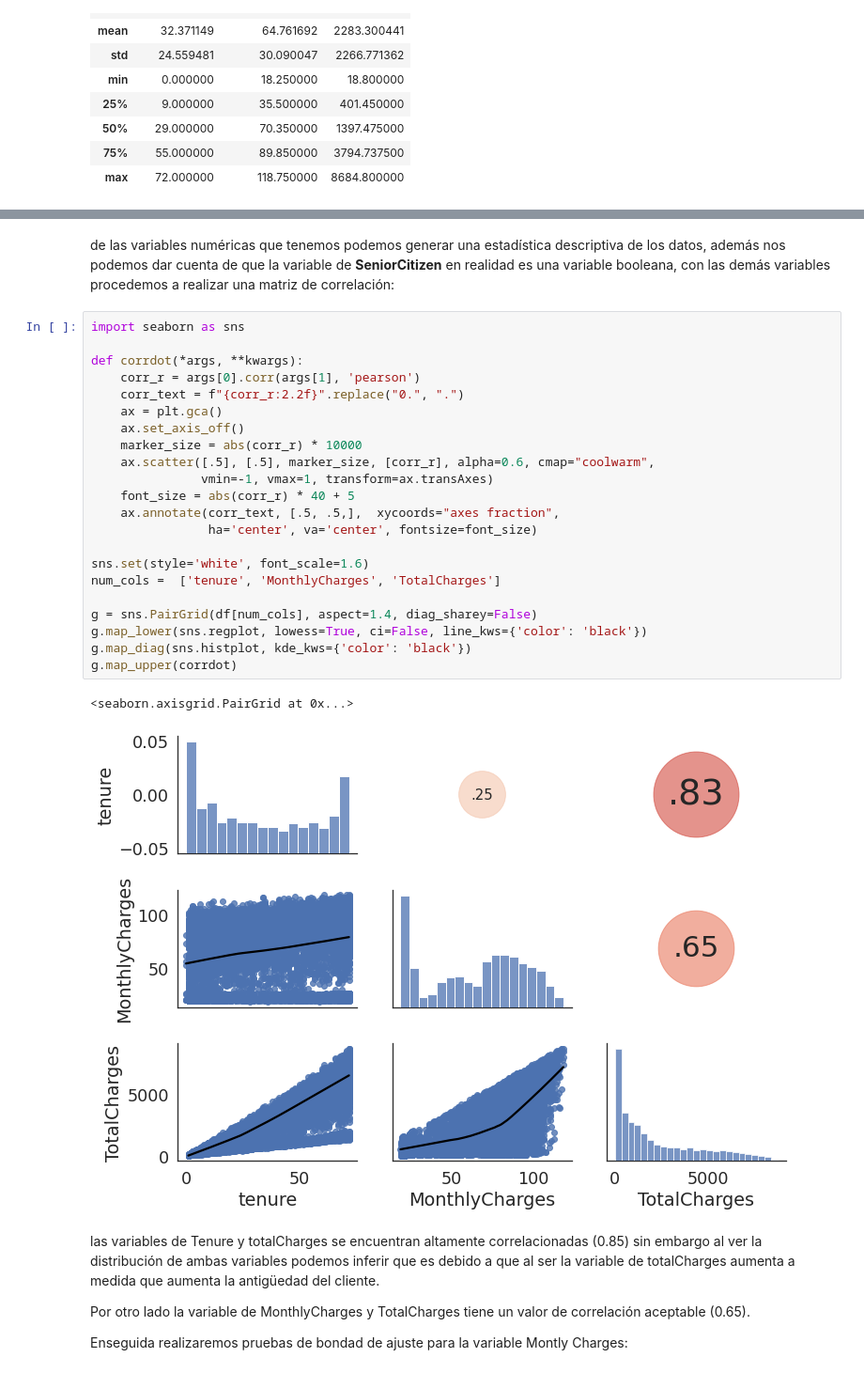
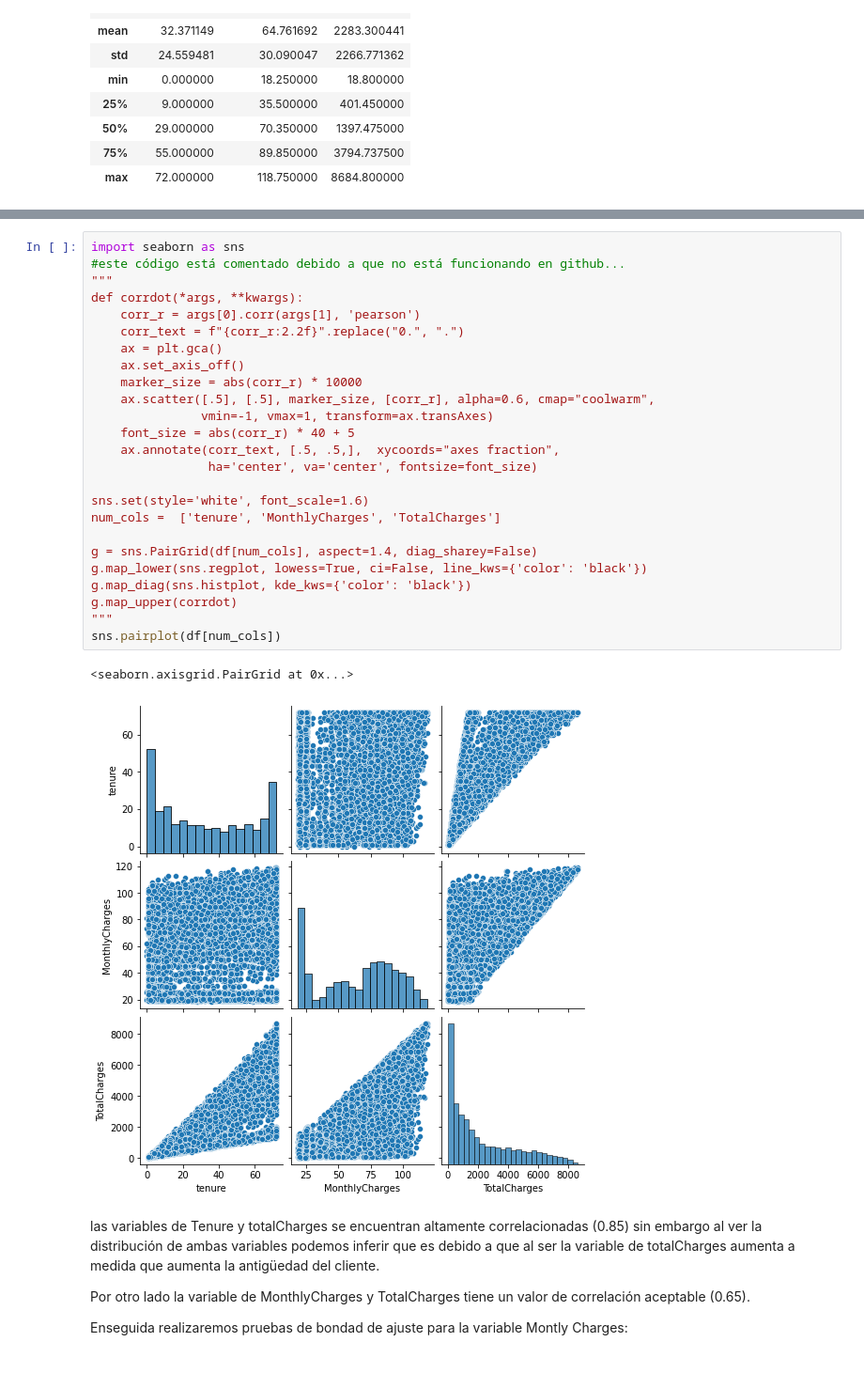
Before and after one commit to aldojda/MachineLearningUANL, a Jupyter notebook: Tarea_3_ML_estadística_Descriptiva.ipynb, the cells around one changed output, grey strips where cells are left out. Shown: that part at 94% size. Cells and saved outputs as stored; diff of their text form.

```diff
--- a/Tarea_3_ML_estadística_Descriptiva.ipynb
+++ b/Tarea_3_ML_estadística_Descriptiva.ipynb
@@ -126,30 +130,31 @@ df[num_cols].boxplot()
-# %% [markdown]
-de las variables numéricas que tenemos podemos generar una estadística descriptiva de los datos, además nos podemos dar cuenta de que la variable de **SeniorCitizen** en realidad es una variable booleana, con las demás variables procedemos a realizar una matriz de correlación:
 # %%
 import seaborn as sns
-
+#este código está comentado debido a que no está funcionando en github...
+"""
 def corrdot(*args, **kwargs):
     corr_r = args[0].corr(args[1], 'pearson')
     corr_text = f"{corr_r:2.2f}".replace("0.", ".")
     ax = plt.gca()
     ax.set_axis_off()
     marker_size = abs(corr_r) * 10000
     ax.scatter([.5], [.5], marker_size, [corr_r], alpha=0.6, cmap="coolwarm",
                vmin=-1, vmax=1, transform=ax.transAxes)
     font_size = abs(corr_r) * 40 + 5
     ax.annotate(corr_text, [.5, .5,],  xycoords="axes fraction",
                 ha='center', va='center', fontsize=font_size)
 
 sns.set(style='white', font_scale=1.6)
 num_cols =  ['tenure', 'MonthlyCharges', 'TotalCharges']
 
 g = sns.PairGrid(df[num_cols], aspect=1.4, diag_sharey=False)
 g.map_lower(sns.regplot, lowess=True, ci=False, line_kws={'color': 'black'})
 g.map_diag(sns.histplot, kde_kws={'color': 'black'})
 g.map_upper(corrdot)
+"""
+sns.pairplot(df[num_cols])
 # %% [output]
 <seaborn.axisgrid.PairGrid at 0x...>
-[figure, old version]
+[figure, new version]
 # %% [markdown]
 las variables de Tenure y totalCharges se encuentran altamente correlacionadas (0.85) sin embargo al ver la distribución de ambas variables podemos inferir que es debido a que al ser la variable de totalCharges aumenta a medida que aumenta la antigüedad del cliente.
 
```
Also changed, not shown: parts of 6 cells of this notebook.
